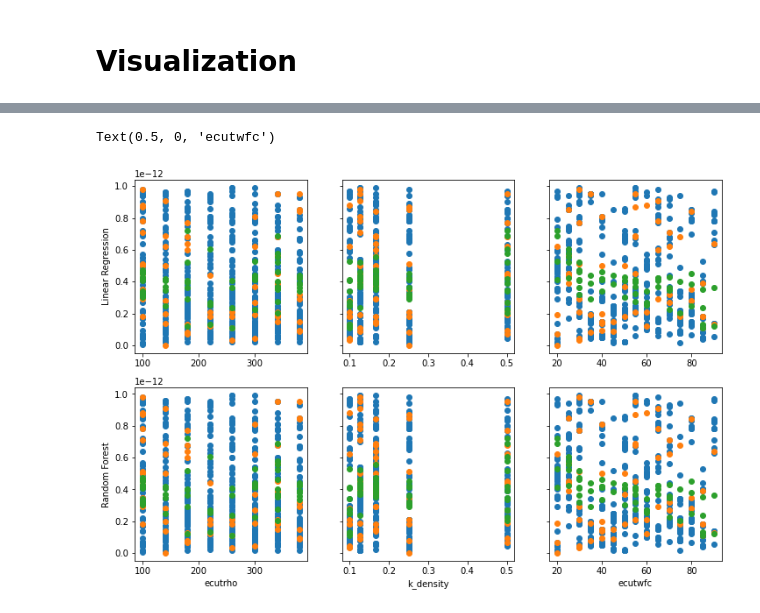
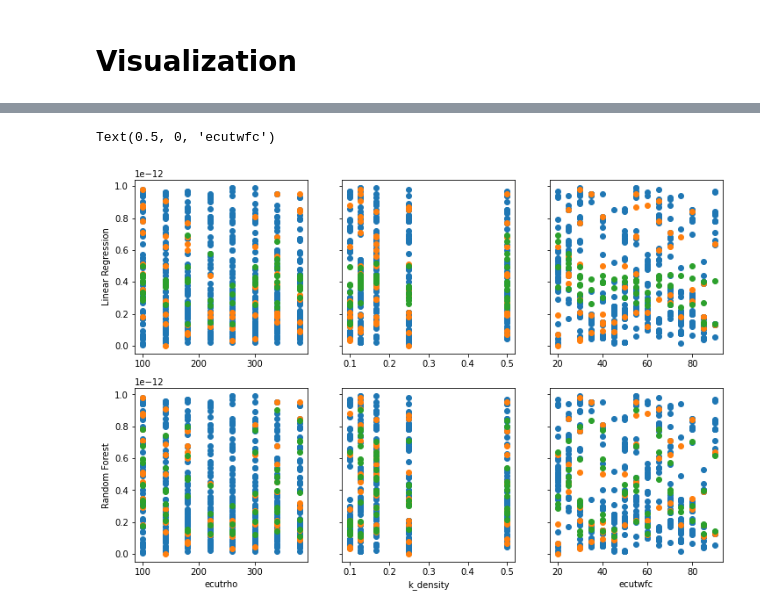
Before and after one commit to CS-433/ml-project-2-aiidalearn, a Jupyter notebook: code/simple_regression/toy_regression.ipynb, the cells around one changed output, grey strips where cells are left out. Saved outputs shown, nothing was run; the diff lists cells and outputs as text; code cells hidden in the pictures.

```diff
--- a/code/simple_regression/toy_regression.ipynb
+++ b/code/simple_regression/toy_regression.ipynb
@@ -10,8 +11,7 @@ from sklearn.metrics import mean_squared_error
 # %% [markdown]
 # Loading Data
 # %%
-DATA_PATH = "../data//toy_data.csv"
-DATA_PATH = "/Users/philipp/Documents/GitHub/ml-project-2-aiidalearn/data/toy_data.csv"
+DATA_PATH = os.path.join(os.path.dirname(os.path.dirname(os.getcwd())), "data/toy_data.csv")
 # %%
 df = pd.read_csv(DATA_PATH)
 # %%
@@ -24,8 +24,8 @@ cols_dependent = cols_raw.copy()
 for element in cols_drop:
     cols_dependent.remove(element)
 # %%
-X_raw = df[cols_dependent].to_numpy()
-y_raw = df[cols_independent].to_numpy()
+X_raw = df[cols_dependent]
+y_raw = df[cols_independent]
 # %% [markdown]
 # Train-Test-Split
 # %%
@@ -91,16 +133,17 @@ rf_model.score(X_test, y_test)
 import matplotlib.pyplot as plt
 # %%
 fig, ax = plt.subplots(2,3,figsize=(12,8), sharey=True)
-for j in range(2):
-    for i in range(3):
-        ax[j,i].scatter(X_train[:,i], y_train)
-        ax[j,i].scatter(X_test[:, i], y_test)
-        ax[j,i].scatter(X_test[:, i], simple_model.predict(X_test))
+models = [simple_model, rf_model]
+for j, model in enumerate(models):
+    for i, col in enumerate(X_train.columns[:3]):
+        ax[j,i].scatter(X_train[col], y_train)
+        ax[j,i].scatter(X_test[col], y_test)
+        ax[j,i].scatter(X_test[col], model.predict(X_test))
 ax[0,0].set_ylabel("Linear Regression")
 ax[1,0].set_ylabel("Random Forest")
 ax[1,0].set_xlabel("ecutrho")
 ax[1,1].set_xlabel('k_density')
 ax[1,2].set_xlabel('ecutwfc')
 # %% [output]
 Text(0.5, 0, 'ecutwfc')
-[figure, old version]
+[figure, new version]
```
Also changed, not shown: parts of 6 cells of this notebook, 1 other file.
